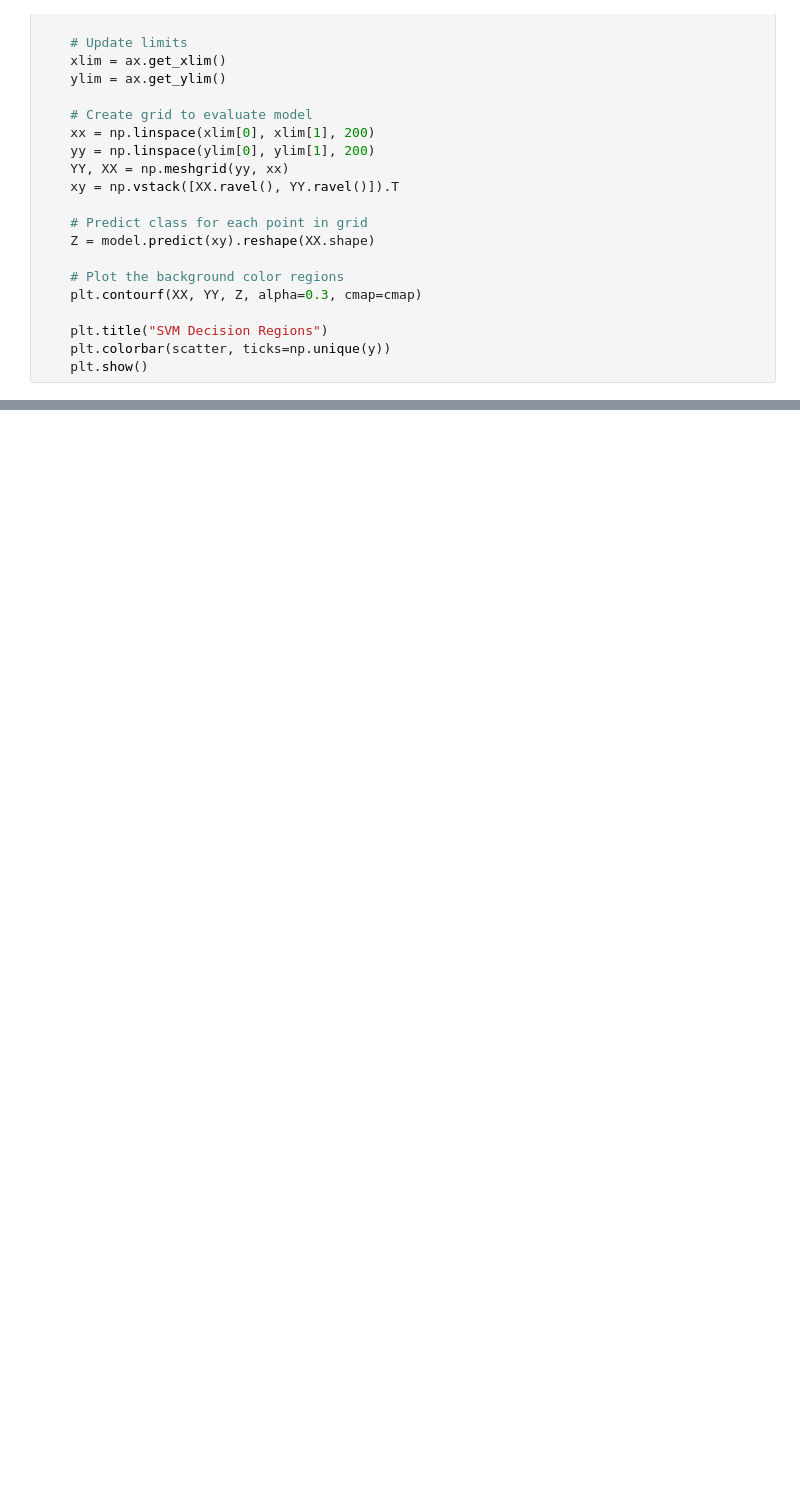
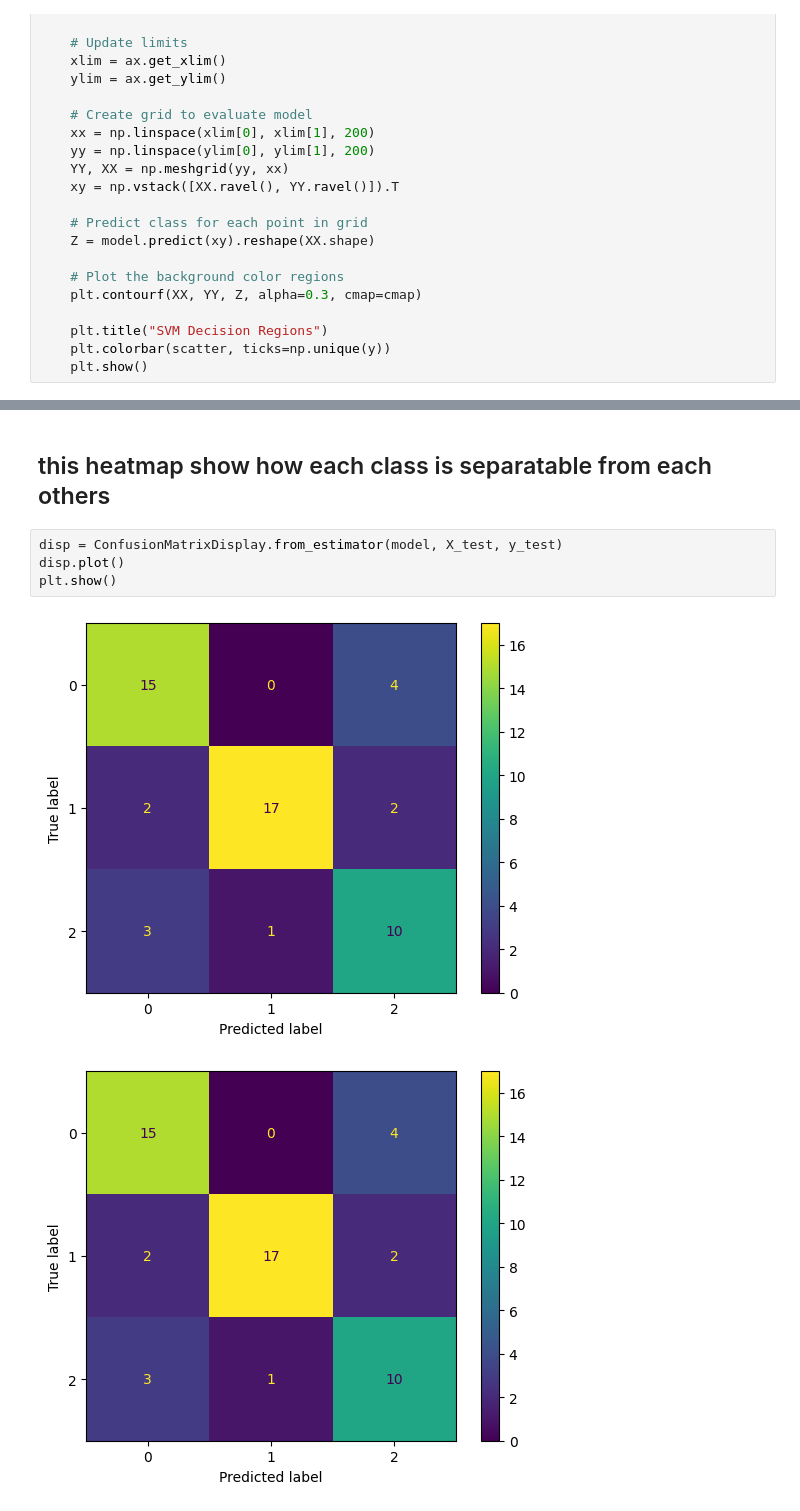
Before and after one commit to abolfazlshahsavaryyy/SVM_AI_project, a Jupyter notebook: notebook.ipynb, the cells around one changed output, grey strips where cells are left out. Cells and saved outputs as stored; diff of their text form; blank space fills up the shorter version.

```diff
--- a/notebook.ipynb
+++ b/notebook.ipynb
@@ -400,0 +453,9 @@ plot_data_split_prediction_multy_class(X,y,model)
+# %% [markdown]
+## this heatmap show how each class is separatable from each others
+# %%
+disp = ConfusionMatrixDisplay.from_estimator(model, X_test, y_test)
+disp.plot()
+plt.show()
+# %% [output]
+[figure, added]
+[figure, added]
```
Also changed, not shown: parts of 40 cells of this notebook.
